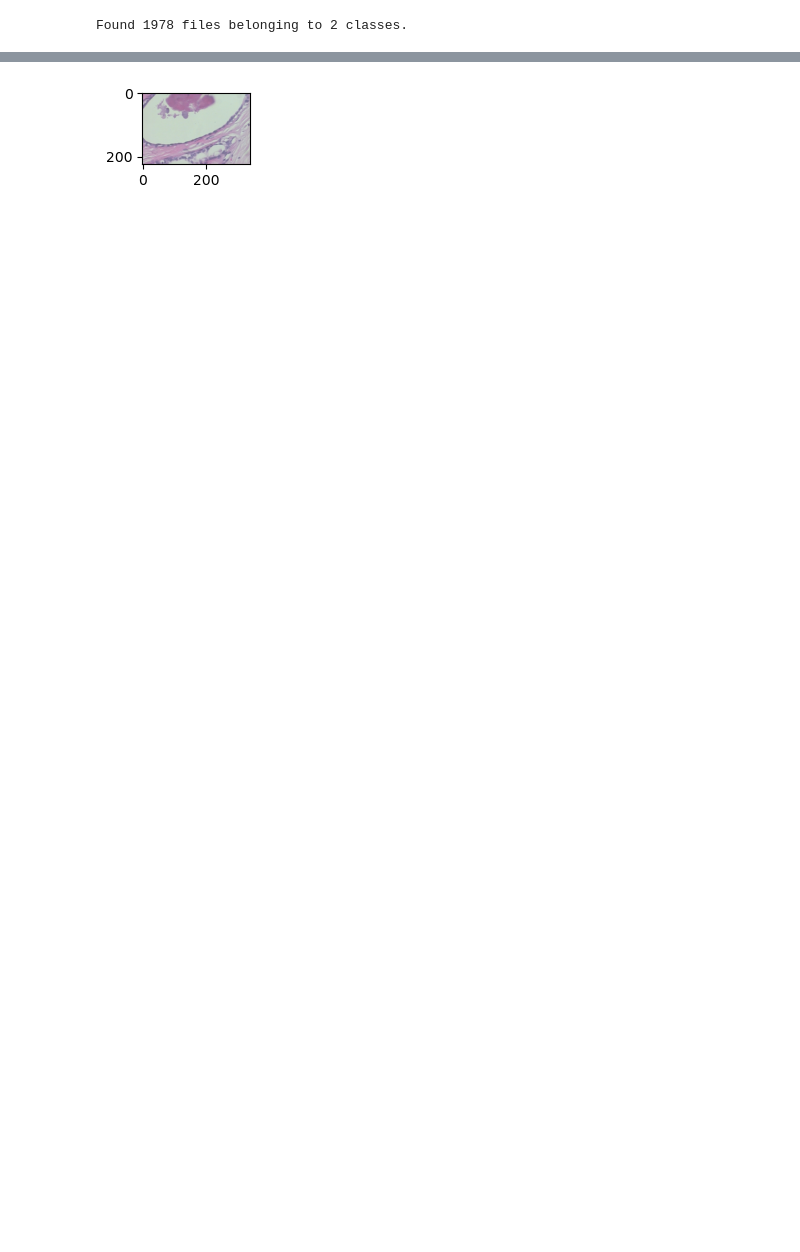
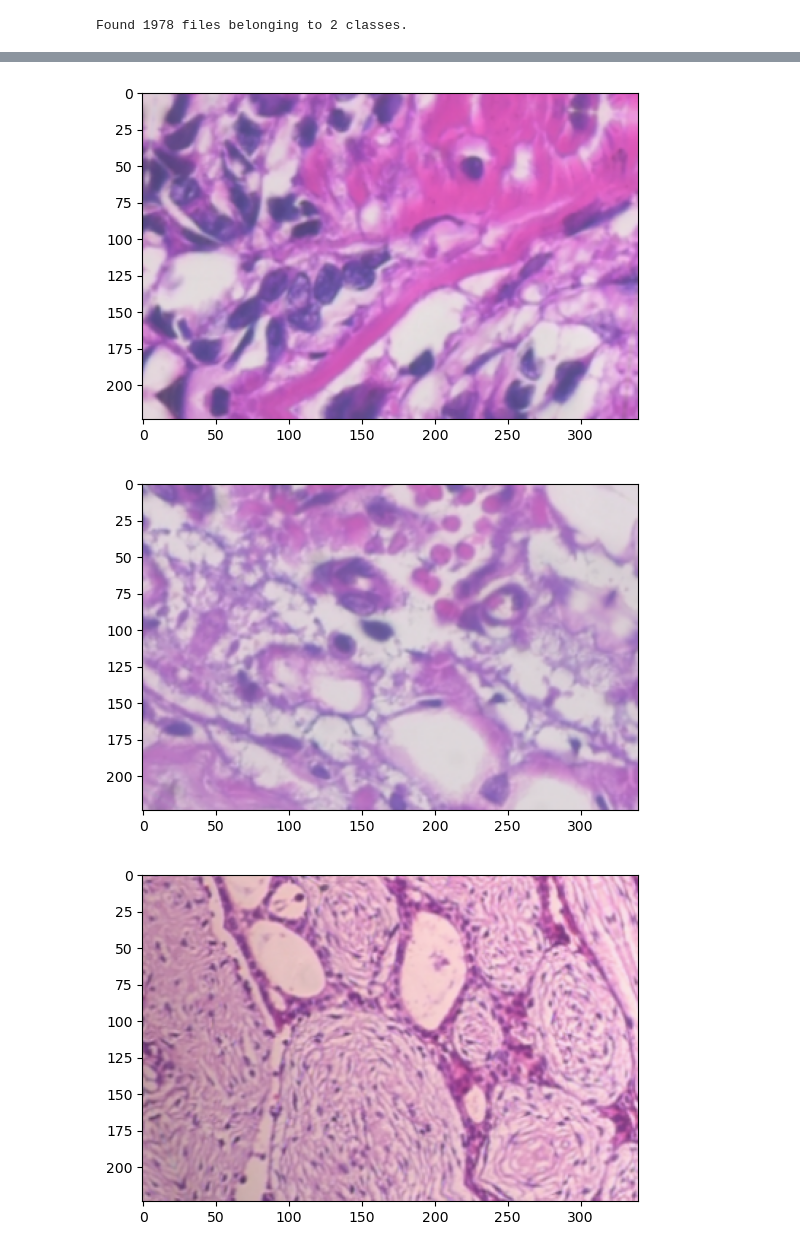
Before and after one commit to m-metz/ENEL645_FinalProject_Group13, a Jupyter notebook: Augment_Preprocess_Tests.ipynb, the cells around one changed output, grey strips where cells are left out. Cells and saved outputs as stored; diff of their text form; code cells hidden in the pictures; blank space fills up the shorter version.

Commit message:
improving data augmentation

```diff
--- a/Augment_Preprocess_Tests.ipynb
+++ b/Augment_Preprocess_Tests.ipynb
@@ -27,11 +27,11 @@ def data_prep_train_val(path,
 
     crop_layer = tf.keras.layers.RandomCrop(*crop_size)
     #augmentation_layer = tf.keras.Sequential([tf.keras.layers.RandomRotation((-0.2, 0.2),seed=34)])
-    augmentation_layer = tf.keras.Sequential([tf.keras.layers.RandomFlip()])
-    # augmentation_layer = tf.keras.Sequential([tf.keras.layers.RandomFlip(), tf.keras.layers.RandomRotation((-0.2, 0.2),seed=34),
-    #                                           tf.keras.layers.RandomContrast(0.1, seed=34),
-    #                                           tf.keras.layers.RandomHeight(0.2, seed=34),tf.keras.layers.RandomWidth(0.2, seed=34),
-    #                                           tf.keras.layers.Resizing(224,340,crop_to_aspect_ratio=True)])
+    #augmentation_layer = tf.keras.Sequential([tf.keras.layers.RandomFlip(seed=34)])
+    augmentation_layer = tf.keras.Sequential([tf.keras.layers.RandomFlip(), tf.keras.layers.RandomRotation((-0.2, 0.2),seed=34),
+                                              tf.keras.layers.RandomContrast(0.1, seed=34),
+                                              tf.keras.layers.RandomHeight(0.2, seed=34),tf.keras.layers.RandomWidth(0.2, seed=34),
+                                              tf.keras.layers.Resizing(224,340,crop_to_aspect_ratio=True)])
 
 
     train_ds = tf.keras.preprocessing.image_dataset_from_directory(
@@ -67,6 +67,6 @@ def data_prep_test(path,
     test_ds = test_ds.map(lambda image, label: (crop_layer(image, training=True), label),num_parallel_calls=AUTOTUNE)
     return test_ds.prefetch(buffer_size=AUTOTUNE)
 # %%
-#train, val= data_prep_train_val("D:\\BreakHis_Dataset\\BreaKHis_v1\\histology_slides\\breast\\all_model_data\\train",IMAGE_SIZE, CROP_SIZE, BATCH_SIZE)
-train, val= data_prep_train_val("C:\\Users\\AlexTheGr8\\Desktop\\testing",IMAGE_SIZE, CROP_SIZE, BATCH_SIZE)
+train, val= data_prep_train_val("D:\\BreakHis_Dataset\\BreaKHis_v1\\histology_slides\\breast\\all_model_data\\train",IMAGE_SIZE, CROP_SIZE, BATCH_SIZE)
+#train, val= data_prep_train_val("C:\\Users\\AlexTheGr8\\Desktop\\testing",IMAGE_SIZE, CROP_SIZE, BATCH_SIZE)
 # %% [output]
@@ -84,7 +97,7 @@ test = data_prep_test("D:\\BreakHis_Dataset\\BreaKHis_v1\\histology_slides\\brea
 Found 1978 files belonging to 2 classes.
 # %%
 from matplotlib import pyplot as plt
-train_batch = train.take(10)
+train_batch = train.take(1)
 
 for images, labels in train_batch:
     plt.imshow(images[0].numpy().astype("uint8"))
@@ -93,11 +106,14 @@ for images, labels in train_batch:
 # %%
 from matplotlib import pyplot as plt
 train_batch = train.take(8)
 i = 1
 for images, labels in train_batch:
-    plt.subplot(2,4,i)
-    plt.imshow(images[i].numpy().astype("uint8"))
+    #plt.subplot(4,2,i)
+    plt.imshow(images[0].numpy().astype("uint8"))
+    #plt.title(labels)
     i+=1
-plt.show()
+    plt.show()
 # %% [output]
-[figure, old version]
+[figure, new version]
+[figure, added]
+[figure, added]
```
Also changed, not shown: parts of 5 cells of this notebook, 1 other file.
